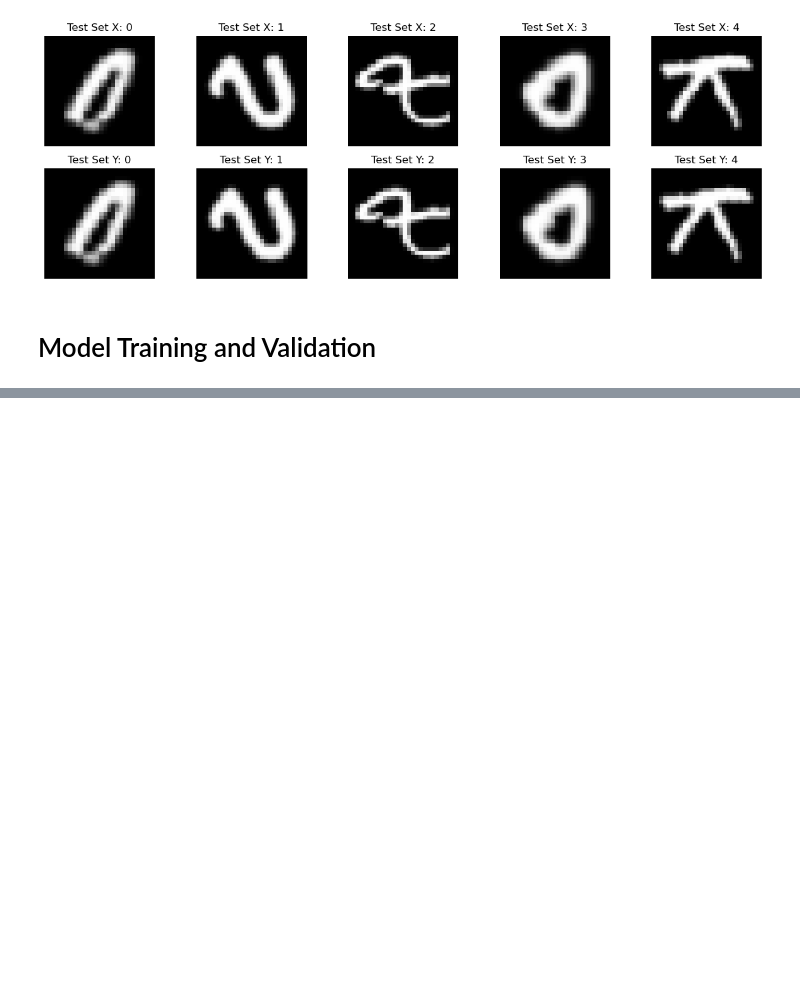
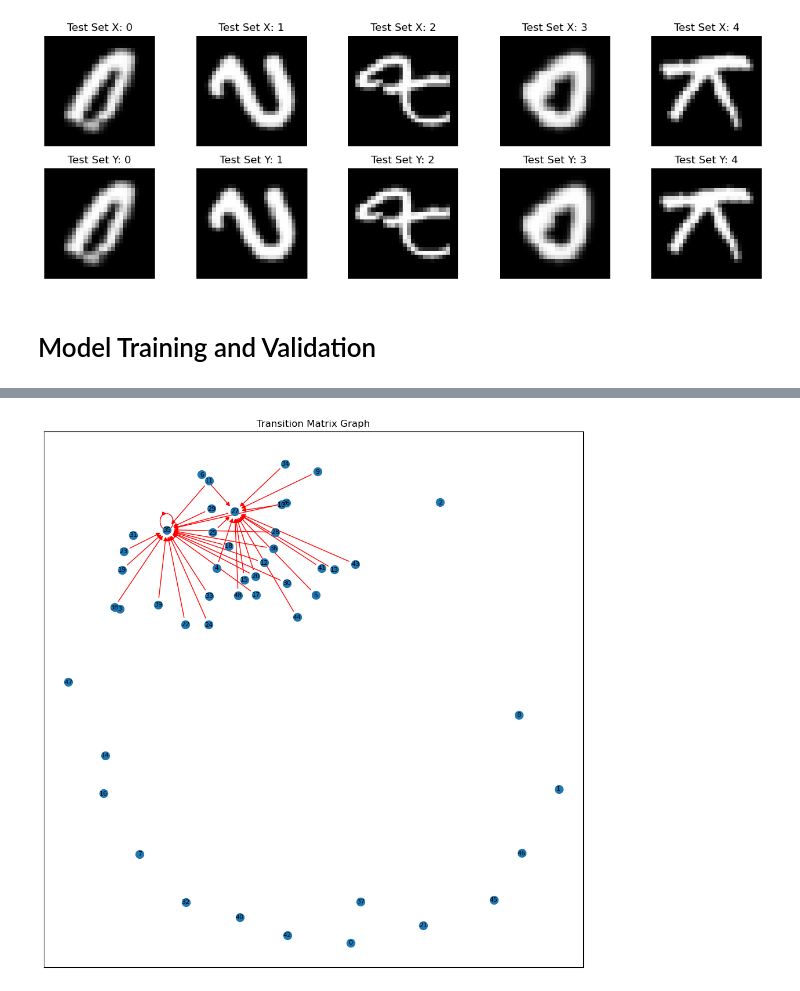
Before and after one commit to ftaghiyev/dynamic-knn-cnn-with-graph, a Jupyter notebook: Graph Anything/GraphAE.ipynb, the cells around one changed output, grey strips where cells are left out. Cells and saved outputs as stored; diff of their text form; code cells hidden in the pictures; blank space fills up the shorter version.

```diff
--- a/Graph Anything/GraphAE.ipynb
+++ b/Graph Anything/GraphAE.ipynb
@@ -471,0 +537,44 @@ for epoch in range(epochs):
+# %%
+def plot_transition_matrix(transition_matrix, threshold=0.1):
+    G = nx.DiGraph()
+    num_nodes = transition_matrix.shape[0]
+
+    # Add nodes
+    for i in range(num_nodes):
+        G.add_node(i)
+
+    # Add edges with probabilities
+    for i in range(num_nodes):
+        for j in range(num_nodes):
+            prob = transition_matrix[i, j]
+            if prob >= threshold:
+                G.add_edge(i, j, weight=prob)
+
+    pos = nx.spring_layout(G)
+
+    plt.figure(figsize=(12, 12))  # Bigger plot size
+
+    # Draw nodes
+    nx.draw_networkx_nodes(G, pos, node_size=100)  # Smaller node size
+
+    # Draw edges
+    edges = G.edges(data=True)
+    high_prob_edges = [(u, v) for u, v, d in edges if d['weight'] >= threshold]
+    low_prob_edges = [(u, v) for u, v, d in edges if d['weight'] < threshold]
+
+    nx.draw_networkx_edges(G, pos, edgelist=high_prob_edges, edge_color='r', arrows=True)
+    nx.draw_networkx_edges(G, pos, edgelist=low_prob_edges, edge_color='b', arrows=True, style='dashed')
+
+    # Draw labels
+    nx.draw_networkx_labels(G, pos, font_size=8, font_family='sans-serif')
+
+    # Draw edge labels for low probability edges
+    edge_labels = {(u, v): d['label'] for u, v, d in edges if 'label' in d}
+    nx.draw_networkx_edge_labels(G, pos, edge_labels=edge_labels, font_color='blue', font_size=6)
+
+    plt.title("Transition Matrix Graph")
+    plt.show()
+# %%
+plot_transition_matrix(graph_representations_best[4][1], threshold=0.06)
+# %% [output]
+[figure, added]
```
Also changed, not shown: parts of 14 cells of this notebook, 1 other file.
